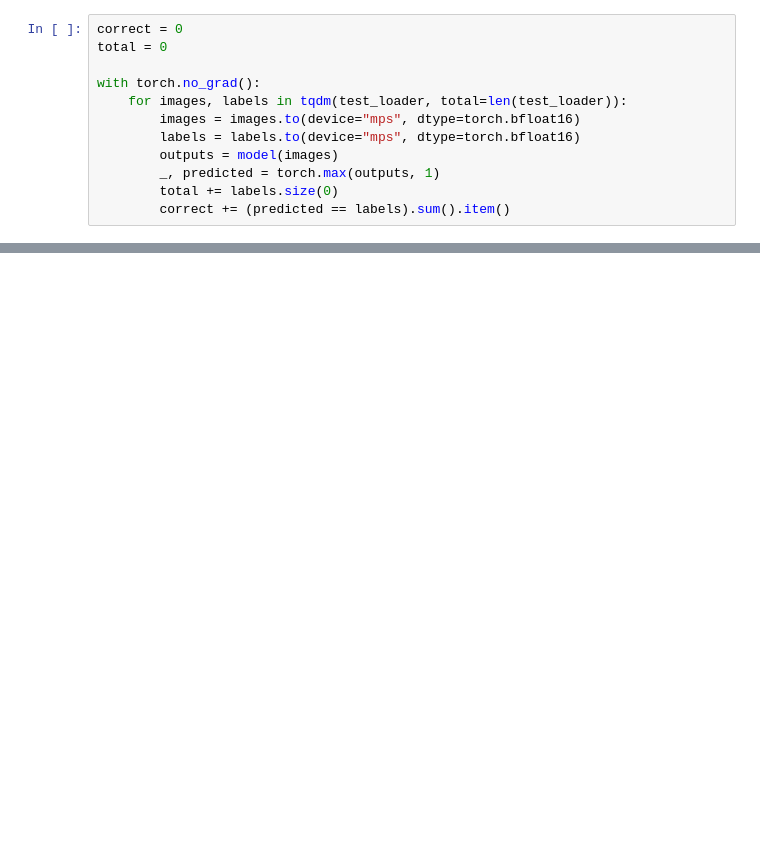
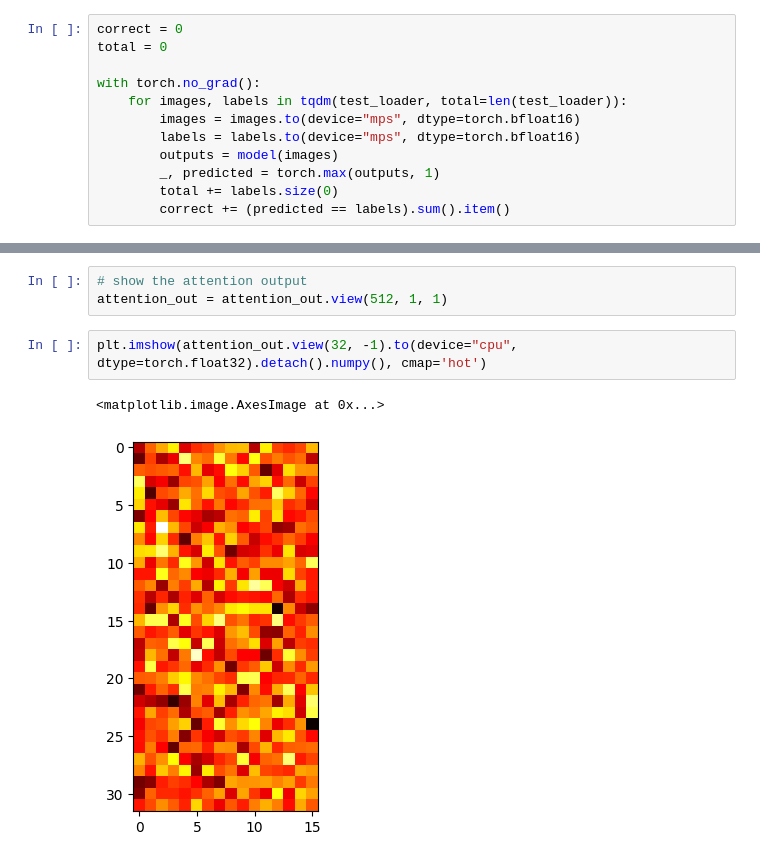
Before and after one commit to proximal-phalanx/pytorch-start, a Jupyter notebook: 07Hook/07Hook.ipynb, the cells around one changed output, grey strips where cells are left out. Saved outputs shown, nothing was run; the diff lists cells and outputs as text; blank space fills up the shorter version.

```diff
--- a/07Hook/07Hook.ipynb
+++ b/07Hook/07Hook.ipynb
@@ -245,0 +271,8 @@ Clipping input data to the valid range for imshow with RGB data ([0..1] for floa
+# %%
+# show the attention output
+attention_out = attention_out.view(512, 1, 1)
+# %%
+plt.imshow(attention_out.view(32, -1).to(device="cpu", dtype=torch.float32).detach().numpy(), cmap='hot')
+# %% [output]
+<matplotlib.image.AxesImage at 0x...>
+[figure, added]
```
Also changed, not shown: parts of 17 cells of this notebook, 3 other files.
